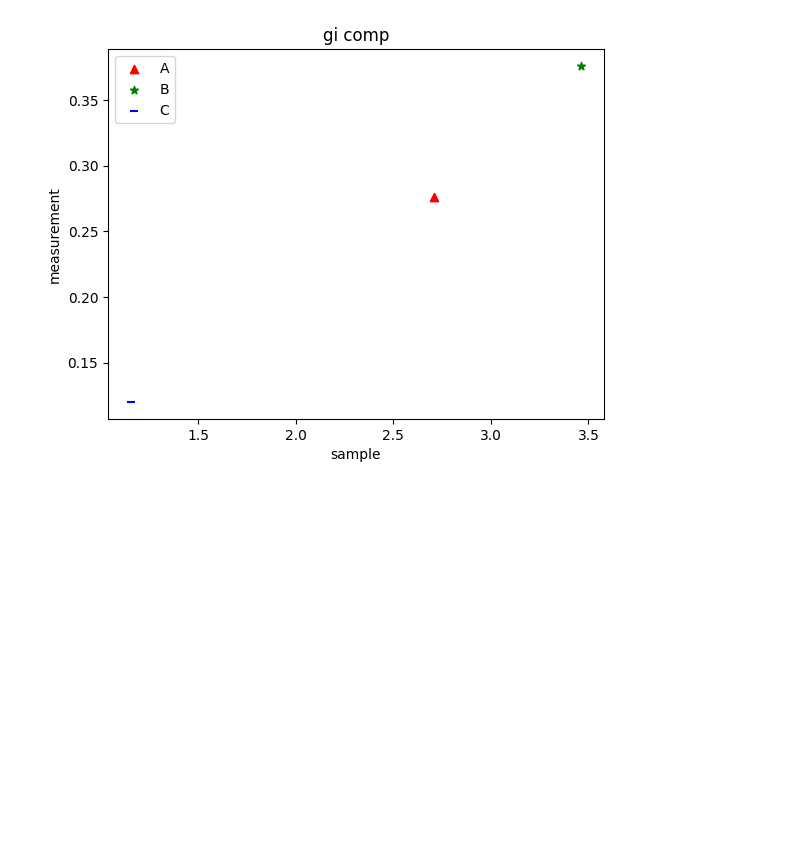
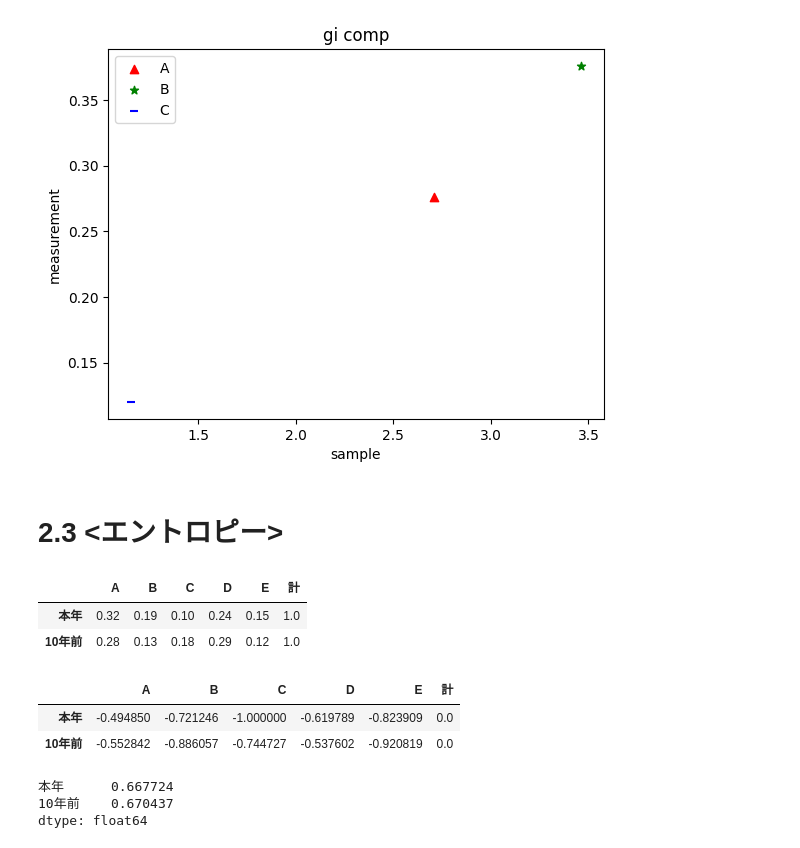
Before and after one commit to kkaomsihmi/AnIntroductionToStatistics, a Jupyter notebook: section2_1-dimensional_data.ipynb, the cells around one changed output. Cells and saved outputs as stored; diff of their text form; code cells hidden in the pictures; blank space fills up the shorter version.

```diff
--- a/section2_1-dimensional_data.ipynb
+++ b/section2_1-dimensional_data.ipynb
@@ -119,3 +119,5 @@ ax.set_ylabel("measurement")
 plt.show()
 # %% [output]
 [figure]
+# %% [markdown]
+# 2.3 <エントロピー>
@@ -121,0 +128,27 @@ plt.show()
+# %%
+array = np.array([[32, 19, 10, 24, 15], [28, 13, 18, 29, 12]])
+df = pd.DataFrame(array, columns = list("ABCDE"), index = ["本年", "10年前"])
+df["計"] = df.T.sum()
+df
+# %%
+relative_freq = pd.DataFrame([df.loc["本年"].values/100, df.loc["10年前"].values/100], columns=df.columns, index=df.index)
+# %%
+relative_freq
+# %% [output]
+|  | A | B | C | D | E | 計 |
+| 本年 | 0.32 | 0.19 | 0.10 | 0.24 | 0.15 | 1.0 |
+| 10年前 | 0.28 | 0.13 | 0.18 | 0.29 | 0.12 | 1.0 |
+# %%
+log_relative_freq = np.log10(relative_freq)
+log_relative_freq
+# %% [output]
+|  | A | B | C | D | E | 計 |
+| 本年 | -0.494850 | -0.721246 | -1.000000 | -0.619789 | -0.823909 | 0.0 |
+| 10年前 | -0.552842 | -0.886057 | -0.744727 | -0.537602 | -0.920819 | 0.0 |
+# %%
+entropy = (-relative_freq[list("ABCDE")]*log_relative_freq[list("ABCDE")]).T.sum()
+entropy
+# %% [output]
+本年      0.667724
+10年前    0.670437
+dtype: float64
```
Also changed, not shown: parts of 1 cell of this notebook.
